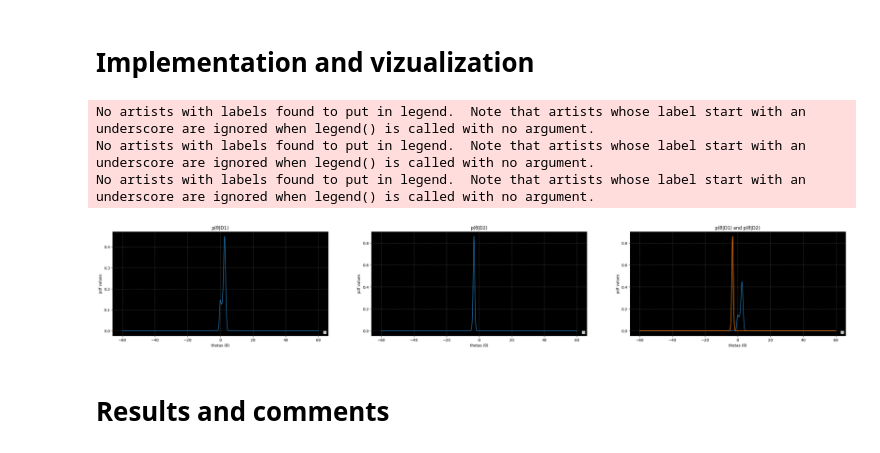
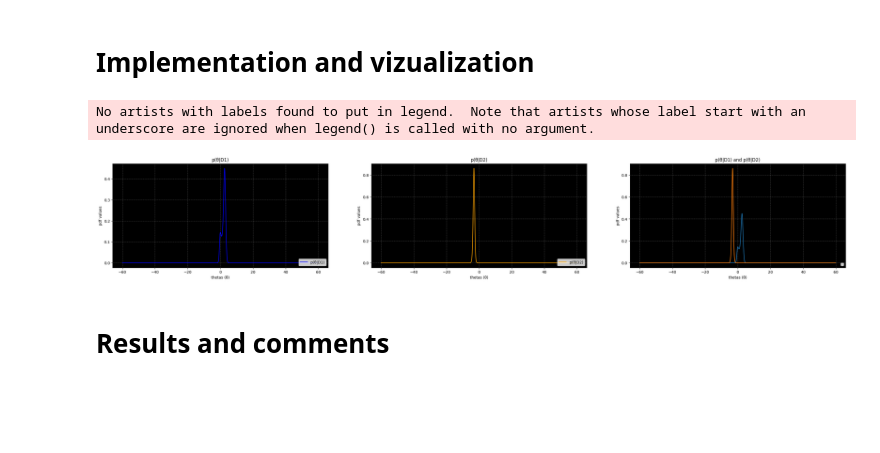
Before and after one commit to giahou2000/Gaming-statistics, a Jupyter notebook: gaming_company.ipynb, the cells around one changed output. Saved outputs shown, nothing was run; the diff lists cells and outputs as text; code cells hidden in the pictures; blank space fills up the shorter version.

Commit message:
fixed legend on visualise

```diff
--- a/gaming_company.ipynb
+++ b/gaming_company.ipynb
@@ -185,15 +185,15 @@ plt.show()
 # y: values for the y axis
 #_____________________________________________________________
 # There are some changes to the background color and the type of the grid too. But those changes are not to be changed by given arguments
-def vizualize(fig, figx, figy, fig_no, title, x_label, y_label, x, y):
+def vizualize(fig, figx, figy, fig_no, title, x_label, y_label, x, y, custom_color="blue"):
     ax = fig.add_subplot(figy, figx, fig_no)
     ax.set_facecolor('black')
     ax.grid(color='white', linestyle="--", alpha=0.3)
     plt.title(title)
     plt.xlabel(x_label)
     plt.ylabel(y_label)
-    plt.plot(x, y)
-    plt.legend(loc = "lower right") # *********Problem****************
+    plt.plot(x, y, color=custom_color)
+    plt.legend([f"{title}"], loc = "lower right") # *********Problem****************
 
 # ***Same as the previous function but for more that one plots at the same subplot***
 #________________________________________________________________
@@ -275,34 +275,32 @@ def p_theta_Di(p, p_theta, step):
 # %%
 # p(D_i|θ) exists because of task A.1
 # p(θ) has been computed at the beginning of task B
 # To compute the p(θ|Di) we use the custom made function above
 p_theta_D1 = p_theta_Di(p1, p_theta, step) #
 p_theta_D2 = p_theta_Di(p2, p_theta, step)
 
 
 # Plot the computed pdfs
 # Prepare the figure
 fig = plt.figure(figsize=(35, 5))
 title1 = "p(θ|D1)"
 title2 = "p(θ|D2)"
 title3 = "p(θ|D1) and p(θ|D2)"
 x_label = "thetas (θ)"
 y_label = "pdf values"
 
 # Plot separately
 # We will have 3 subplots so we use the custom made functions
-vizualize(fig, 3, 1, 1, title1, x_label, y_label, theta, p_theta_D1)
-vizualize(fig, 3, 1, 2, title2, x_label, y_label, theta, p_theta_D2)
+vizualize(fig, 3, 1, 1, title1, x_label, y_label, theta, p_theta_D1, custom_color="blue")
+vizualize(fig, 3, 1, 2, title2, x_label, y_label, theta, p_theta_D2, custom_color="orange")
 combine_list = [p_theta_D1, p_theta_D2]
 vizualize_more(fig, 3, 1, 3, title3, x_label, y_label, theta, combine_list)
 
 # Show all plots
 plt.show()
 # %% [output]
 No artists with labels found to put in legend.  Note that artists whose label start with an underscore are ignored when legend() is called with no argument.
-No artists with labels found to put in legend.  Note that artists whose label start with an underscore are ignored when legend() is called with no argument.
-No artists with labels found to put in legend.  Note that artists whose label start with an underscore are ignored when legend() is called with no argument.
-[figure, old version]
+[figure, new version]
 # %% [markdown]
 # **Results and comments**
 # %% [markdown]
```
